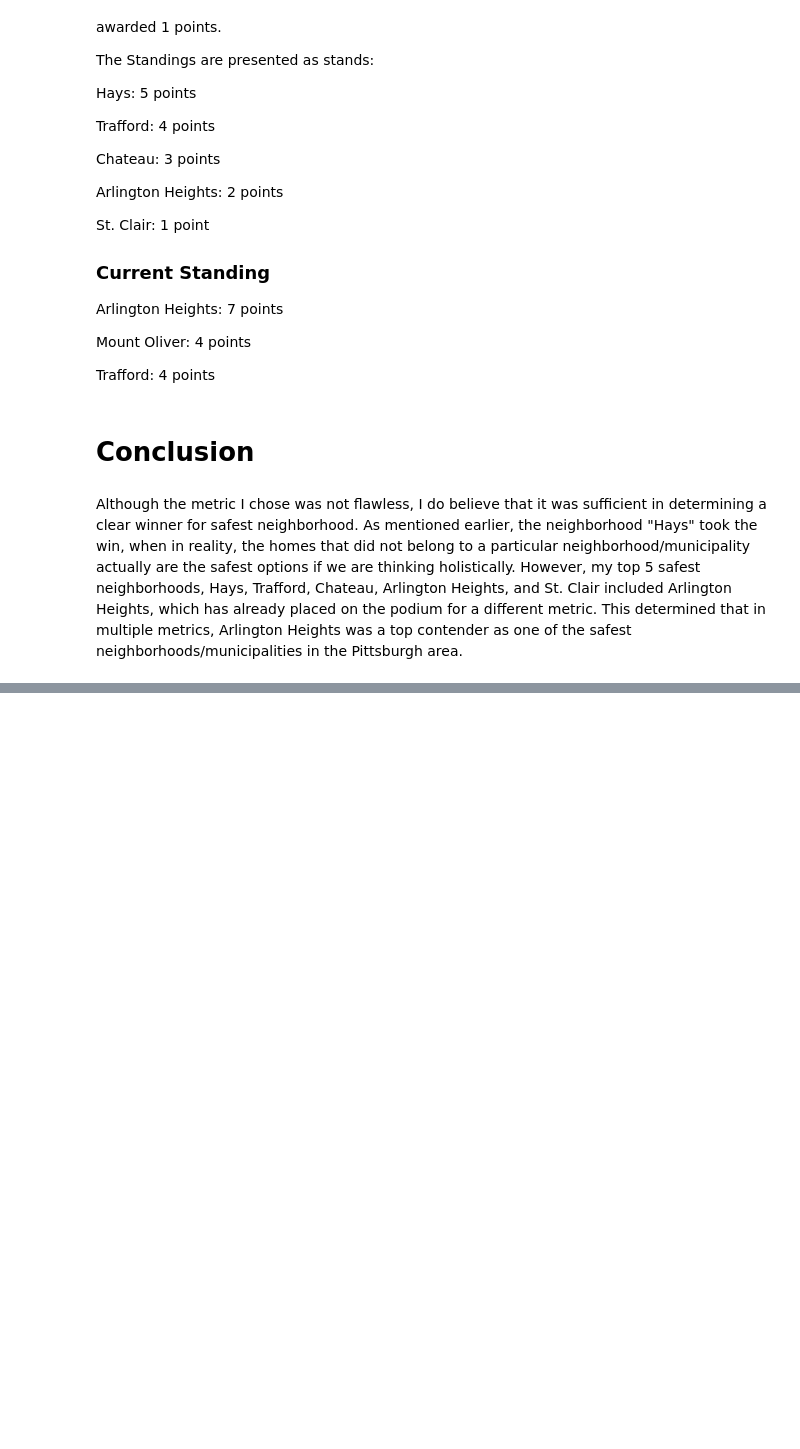
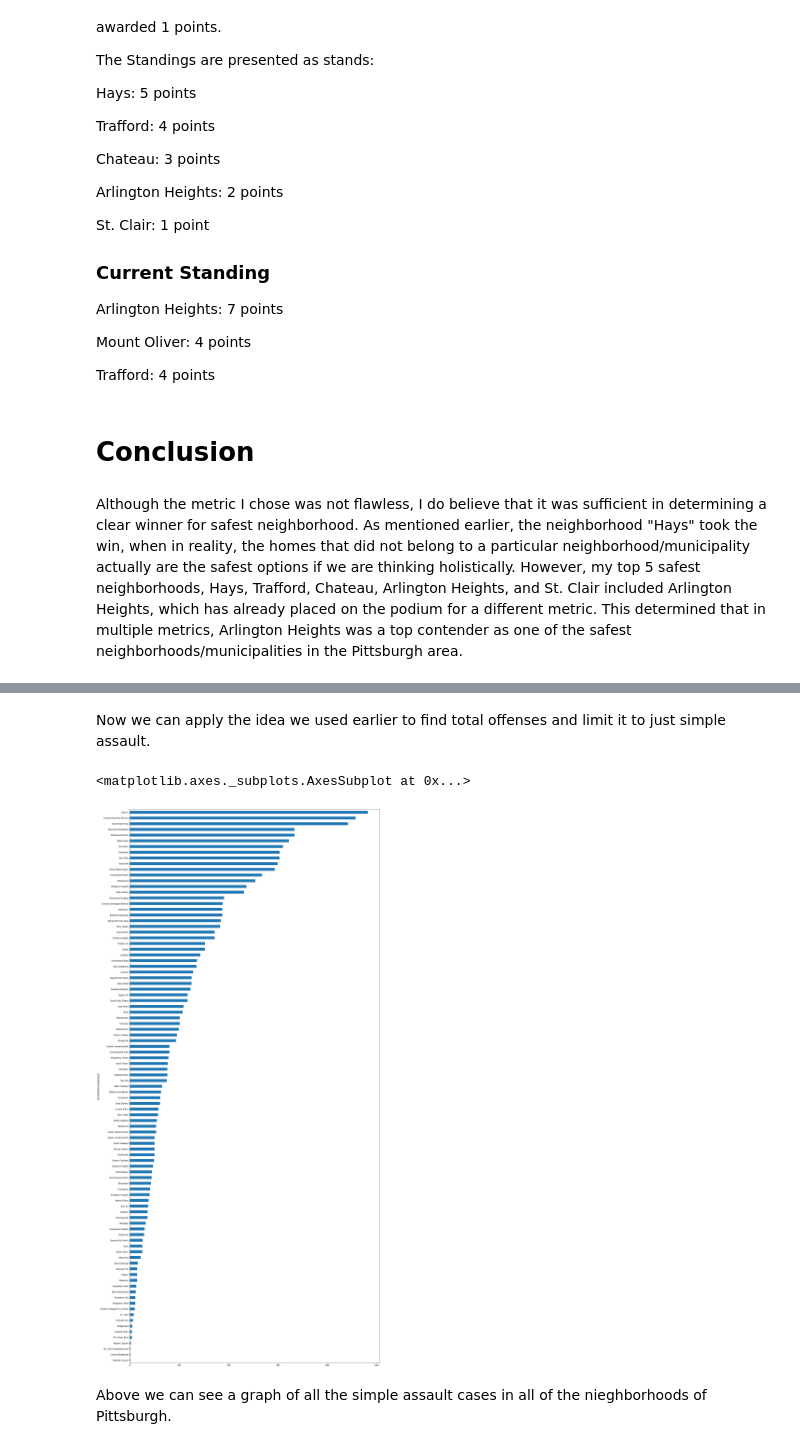
Before and after one commit to brendonlee11/Final-Project-Group-49, a Jupyter notebook: Final-Presentation-Notebook.ipynb, the cells around one changed output, grey strips where cells are left out. Saved outputs shown, nothing was run; the diff lists cells and outputs as text; code cells hidden in the pictures; blank space fills up the shorter version.

```diff
--- a/Final-Presentation-Notebook.ipynb
+++ b/Final-Presentation-Notebook.ipynb
@@ -346,0 +412,12 @@ Although the metric I chose was not flawless, I do believe that it was sufficien
+# %%
+assault = par[par.OFFENSES.str.contains("Simple Assault", na=False)]
+# %% [markdown]
+Now we can apply the idea we used earlier to find total offenses and limit it to just simple assault.
+# %%
+a1 = assault.groupby("INCIDENTNEIGHBORHOOD").size().sort_values(ascending = False).head(150).sort_values()
+a1.plot.barh(figsize = (22,50))
+# %% [output]
+<matplotlib.axes._subplots.AxesSubplot at 0x...>
+[figure, added]
+# %% [markdown]
+Above we can see a graph of all the simple assault cases in all of the nieghborhoods of Pittsburgh.
```
Also changed, not shown: parts of 18 cells of this notebook, 2 other files.
